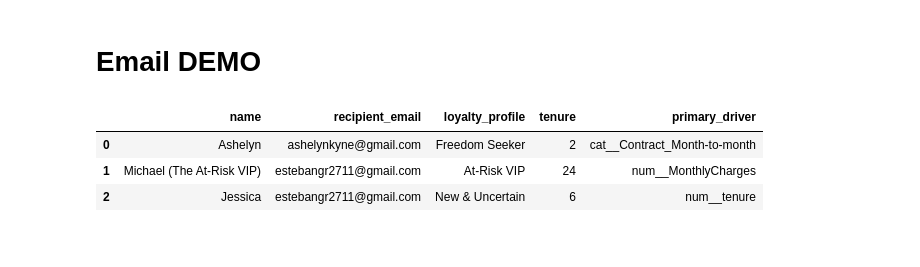
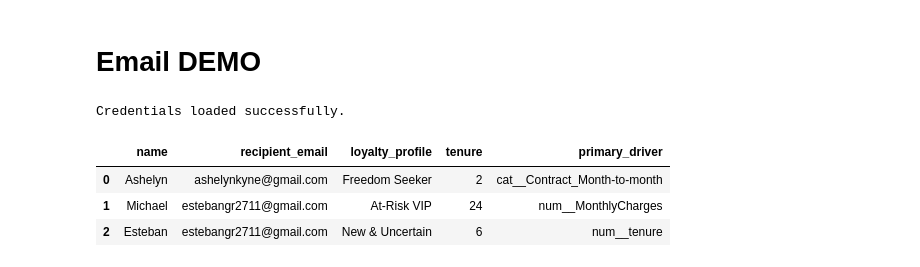
Before and after one commit to esteban-russi/customer-churn-and-personalisation, a Jupyter notebook: notebooks/04_Email_Demo.ipynb, the cells around one changed output. Cells and saved outputs as stored; diff of their text form; code cells hidden in the pictures.

```diff
--- a/notebooks/04_Email_Demo.ipynb
+++ b/notebooks/04_Email_Demo.ipynb
@@ -7,34 +7,51 @@ import os
 import smtplib
 from email.message import EmailMessage
 from dotenv import load_dotenv
+# %%
+# === 1. CONFIGURATION AND SETUP ===
+
+# --- Load Credentials Securely from .env file ---
+load_dotenv()
+
+try:
+    SENDER_EMAIL = os.environ["EMAIL_SENDER"]
+    SENDER_PASSWORD = os.environ["EMAIL_PASSWORD"]
+    genai.configure(api_key=os.environ["GEMINI_API_KEY"])
+    print("Credentials loaded successfully.")
+except KeyError as e:
+    print(f"FATAL ERROR: Environment variable {e} not found.")
+    print("Please ensure you have a .env file with EMAIL_SENDER, EMAIL_PASSWORD, and GEMINI_API_KEY.")
+    exit()
+# %% [output]
+Credentials loaded successfully.
 # %%
 demo_data = pd.DataFrame([
     {
         "name": "Ashelyn",
         "recipient_email": "ashelynkyne@gmail.com",
         "loyalty_profile": "Freedom Seeker",
         "tenure": 2,
         "primary_driver": "cat__Contract_Month-to-month"
     },
     {
-        "name": "Michael (The At-Risk VIP)",
+        "name": "Michael",
         "recipient_email": "estebangr2711@gmail.com",
         "loyalty_profile": "At-Risk VIP",
         "tenure": 24,
         "primary_driver": "num__MonthlyCharges"
     },
     {
-        "name": "Jessica",
+        "name": "Esteban",
         "recipient_email": "estebangr2711@gmail.com",
         "loyalty_profile": "New & Uncertain",
         "tenure": 6,
         "primary_driver": "num__tenure"
     }
 ])
 
 demo_data
 # %% [output]
 |  | name | recipient_email | loyalty_profile | tenure | primary_driver |
 | 0 | Ashelyn | ashelynkyne@gmail.com | Freedom Seeker | 2 | cat__Contract_Month-to-month |
-| 1 | Michael (The At-Risk VIP) | estebangr2711@gmail.com | At-Risk VIP | 24 | num__MonthlyCharges |
-| 2 | Jessica | estebangr2711@gmail.com | New & Uncertain | 6 | num__tenure |
+| 1 | Michael | estebangr2711@gmail.com | At-Risk VIP | 24 | num__MonthlyCharges |
+| 2 | Esteban | estebangr2711@gmail.com | New & Uncertain | 6 | num__tenure |
```
Also changed, not shown: parts of 3 cells of this notebook, 3 other files.
